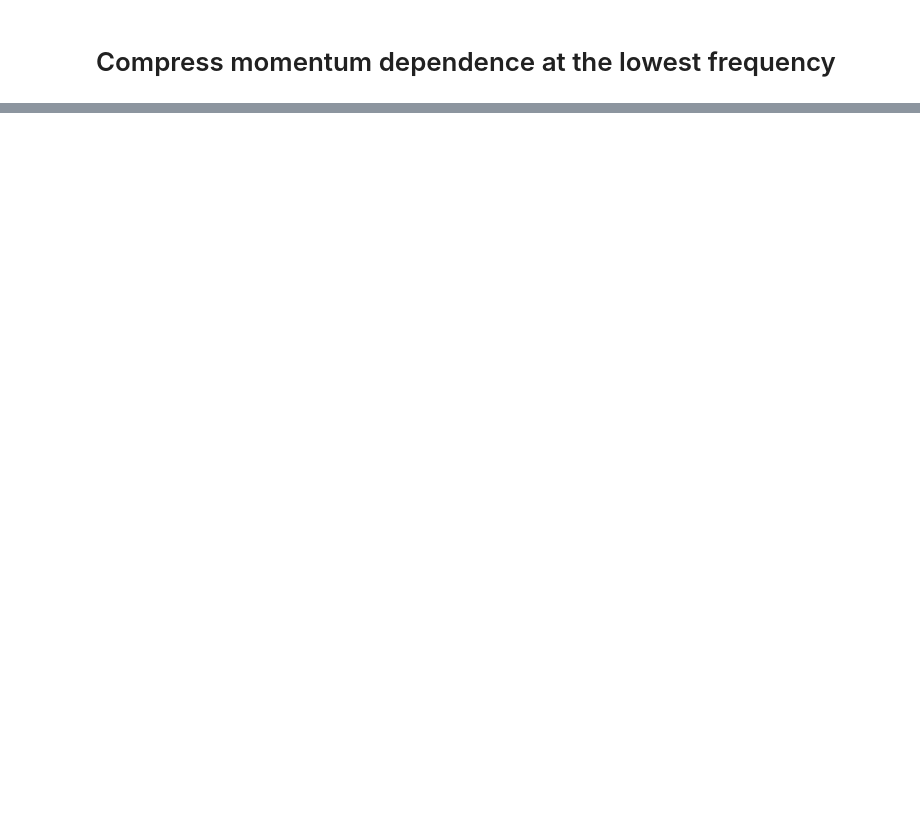
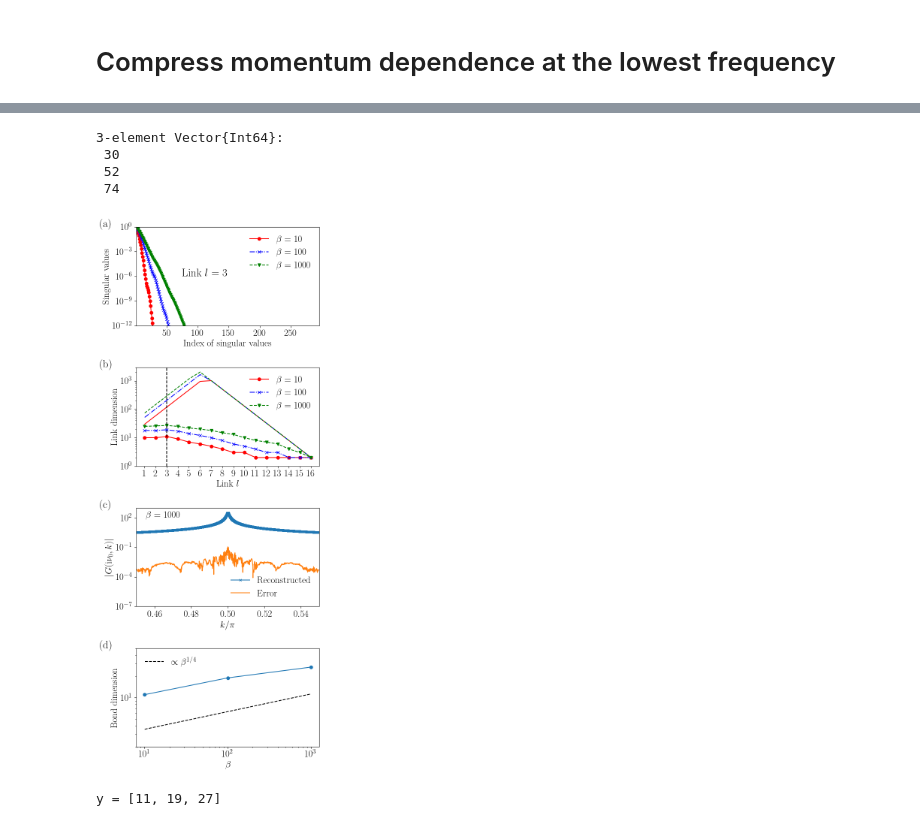
Before and after one commit to shinaoka/MultiScales.jl, a Jupyter notebook: notebook/1d_freqmomdep2.ipynb, the cells around one changed output, grey strips where cells are left out. Cells and saved outputs as stored; diff of their text form; code cells hidden in the pictures; blank space fills up the shorter version.

```diff
--- a/notebook/1d_freqmomdep2.ipynb
+++ b/notebook/1d_freqmomdep2.ipynb
@@ -72,6 +87,13 @@ for beta in betas
     push!(M_all, M)
     push!(s_all, s_)
 end
+# %%
+[dim(sites[1]) for sites in sites_all]
+# %% [output]
+3-element Vector{Int64}:
+ 30
+ 52
+ 74
 # %%
 sites = sites_all[end]
 tensor_reconst = Array(reduce(*, M_all[end]), sites[1], reverse(sites[2:end]))
@@ -88,7 +110,7 @@ ls = ["-", "-.", "--"]
 
 subplot(nc, 1, 1)
 annotate("(a)", xycoords="axes fraction", xy=(-0.2,1.0), fontsize=21)
-annotate("Link " * L"n=%$(target_link)", xycoords="axes fraction", xy=(0.25,0.5), fontsize=21)
+annotate("Link " * L"l=%$(target_link)", xycoords="axes fraction", xy=(0.25,0.5), fontsize=21)
 for (idx, beta) in enumerate(betas)
     s_ = s_all[idx]
     x = 1:length(s_)
@@ -113,7 +135,7 @@ end
 axvline(target_link, ls="--", color="k")
 xticks(1:length(sites)-1)
 legend(frameon=false)
-xlabel("Link " * L"n")
+xlabel("Link " * L"l")
 ylabel("Link dimension")
 ylim([1,3e+3])
 
@@ -125,30 +147,33 @@ nw = size(tensor_reconst, 1)
 y = tensor_reconst[nw÷2+1,:]
 y2 = g_all[end][nw÷2+1,:]
 
 x = kmesh / π
 semilogy(x, abs.(y), marker="x", markersize=4, label="Reconstructed", ls="-")
 semilogy(x, abs.(y-y2), label="Error")
 xlabel(L"k/\pi")
 ylabel(L"|G(\mathrm{i}\nu_0, k)|")
 legend(frameon=false)
 xlim([0.45, 0.55])
 ylim([1e-7, 1e+3])
 #title(L"\beta=%$(Int(betas[end]))")
 
 subplot(nc, 1, 4)
 annotate("(d)", xycoords="axes fraction", xy=(-0.2,1.0), fontsize=21)
 
 y = [maximum(MultiScales.linkdims(M)) for M in M_all]
 @show y
 loglog(betas, y, marker="o")
 loglog(betas, 2 .* betas .^ 0.25, label=L"\propto \beta^{1/4}", ls="--", color="k")
 xlabel(L"\beta")
 ylabel("Bond dimension")
 ylim([2,50])
 legend(frameon=false)
 
 tight_layout()
 savefig("1d_freqmomdep_N$N.pdf", bbox_inches="tight", transparent=true)
 display(gcf())
 
 close(fig)
+# %% [output]
+[figure, added]
+y = [11, 19, 27]
```
Also changed, not shown: parts of 6 cells of this notebook.
